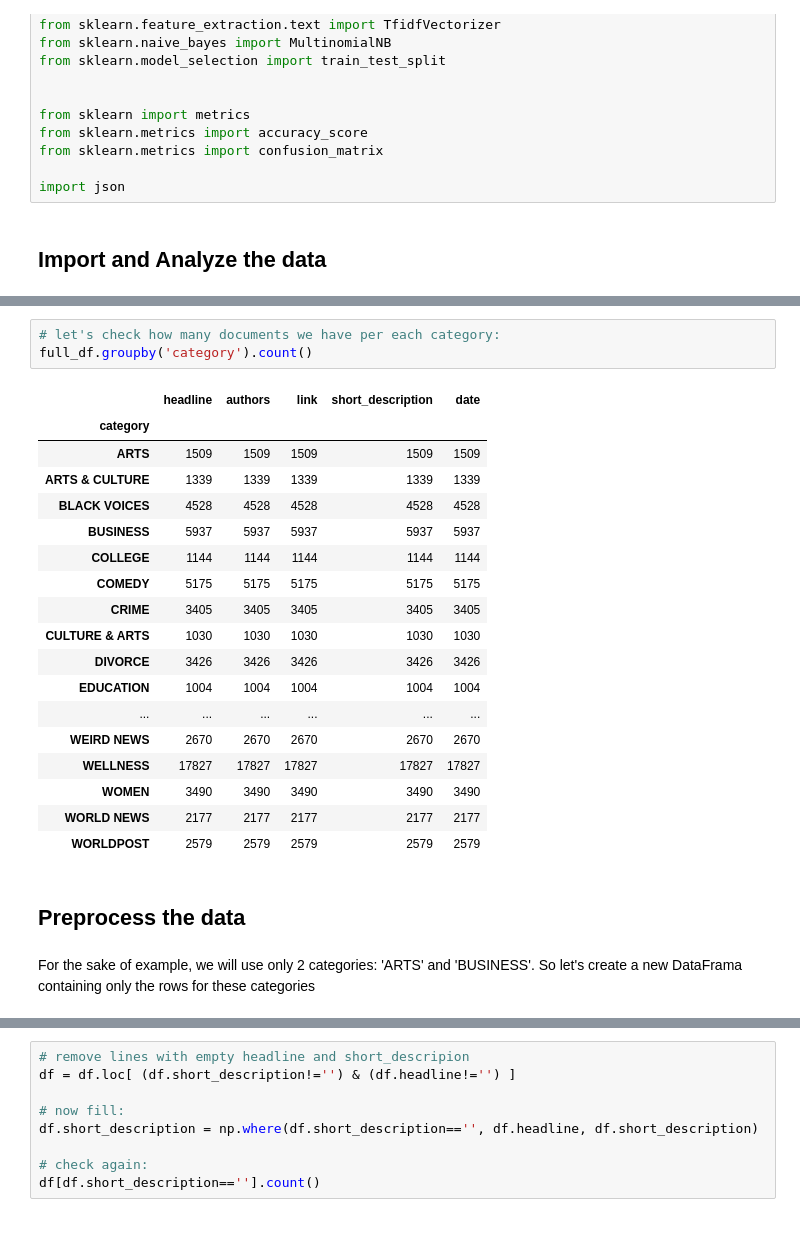
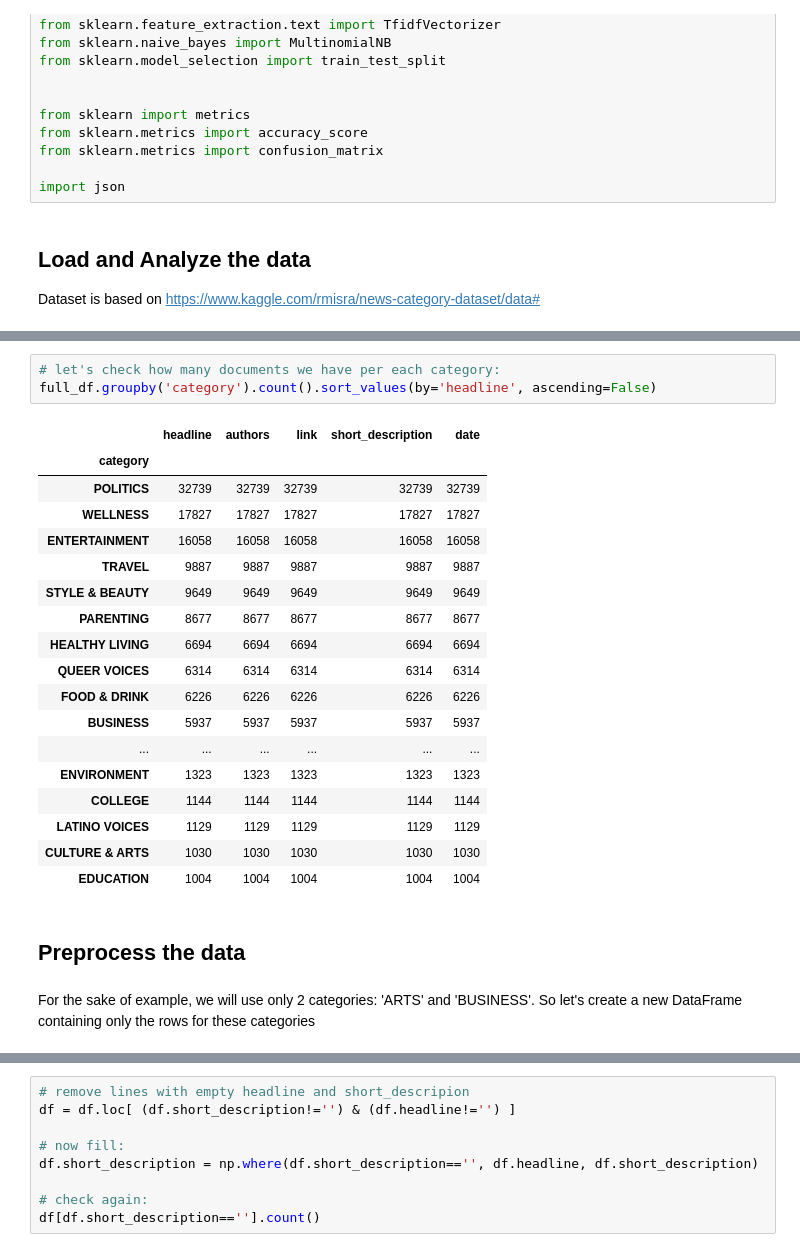
Before and after one commit to ProgressBG-Python-Course/JupyterNotebooksExamples, a Jupyter notebook: Notebooks/NLP/NewsCategorizationBasics.ipynb, the cells around one changed output, grey strips where cells are left out. Cells and saved outputs as stored; diff of their text form.

```diff
--- a/Notebooks/NLP/NewsCategorizationBasics.ipynb
+++ b/Notebooks/NLP/NewsCategorizationBasics.ipynb
@@ -19,8 +17,10 @@ from sklearn.metrics import accuracy_score
 from sklearn.metrics import confusion_matrix
 
 import json
-# %% [markdown]
-## Import and Analyze the data
+# %% [markdown]
+## Load and Analyze the data
+
+Dataset is based on https://www.kaggle.com/rmisra/news-category-dataset/data#
 # %%
 # our json data is not a list of objects, so lets make it:
 with open('../../datasets/TextClassification/News_Category_Dataset_v2.json') as f:
@@ -39,27 +39,27 @@ full_df.head()
 | 4 | ENTERTAINMENT | Julianna Margulies Uses Donald Tr... | Ron Dicker | https://www.huffingtonpost.com/en... | The "Dietland" actress said using... | 2018-05-26 |
 # %%
 # let's check how many documents we have per each category:
-full_df.groupby('category').count()
+full_df.groupby('category').count().sort_values(by='headline', ascending=False)
 # %% [output]
 |  | headline | authors | link | short_description | date |
 | category |  |  |  |  |  |
-| ARTS | 1509 | 1509 | 1509 | 1509 | 1509 |
-| ARTS & CULTURE | 1339 | 1339 | 1339 | 1339 | 1339 |
-| BLACK VOICES | 4528 | 4528 | 4528 | 4528 | 4528 |
+| POLITICS | 32739 | 32739 | 32739 | 32739 | 32739 |
+| WELLNESS | 17827 | 17827 | 17827 | 17827 | 17827 |
+| ENTERTAINMENT | 16058 | 16058 | 16058 | 16058 | 16058 |
+| TRAVEL | 9887 | 9887 | 9887 | 9887 | 9887 |
+| STYLE & BEAUTY | 9649 | 9649 | 9649 | 9649 | 9649 |
+| PARENTING | 8677 | 8677 | 8677 | 8677 | 8677 |
+| HEALTHY LIVING | 6694 | 6694 | 6694 | 6694 | 6694 |
+| QUEER VOICES | 6314 | 6314 | 6314 | 6314 | 6314 |
+| FOOD & DRINK | 6226 | 6226 | 6226 | 6226 | 6226 |
 | BUSINESS | 5937 | 5937 | 5937 | 5937 | 5937 |
+| ... | ... | ... | ... | ... | ... |
+| ENVIRONMENT | 1323 | 1323 | 1323 | 1323 | 1323 |
 | COLLEGE | 1144 | 1144 | 1144 | 1144 | 1144 |
-| COMEDY | 5175 | 5175 | 5175 | 5175 | 5175 |
-| CRIME | 3405 | 3405 | 3405 | 3405 | 3405 |
+| LATINO VOICES | 1129 | 1129 | 1129 | 1129 | 1129 |
 | CULTURE & ARTS | 1030 | 1030 | 1030 | 1030 | 1030 |
-| DIVORCE | 3426 | 3426 | 3426 | 3426 | 3426 |
 | EDUCATION | 1004 | 1004 | 1004 | 1004 | 1004 |
-| ... | ... | ... | ... | ... | ... |
-| WEIRD NEWS | 2670 | 2670 | 2670 | 2670 | 2670 |
-| WELLNESS | 17827 | 17827 | 17827 | 17827 | 17827 |
-| WOMEN | 3490 | 3490 | 3490 | 3490 | 3490 |
-| WORLD NEWS | 2177 | 2177 | 2177 | 2177 | 2177 |
-| WORLDPOST | 2579 | 2579 | 2579 | 2579 | 2579 |
 # %% [markdown]
 ## Preprocess the data
 # %% [markdown]
-For the sake of example, we will use only 2 categories: 'ARTS' and 'BUSINESS'. So let's create a new DataFrama containing only the rows for these categories
+For the sake of example, we will use only 2 categories: 'ARTS' and 'BUSINESS'. So let's create a new DataFrame containing only the rows for these categories
```
Also changed, not shown: parts of 24 cells of this notebook.
